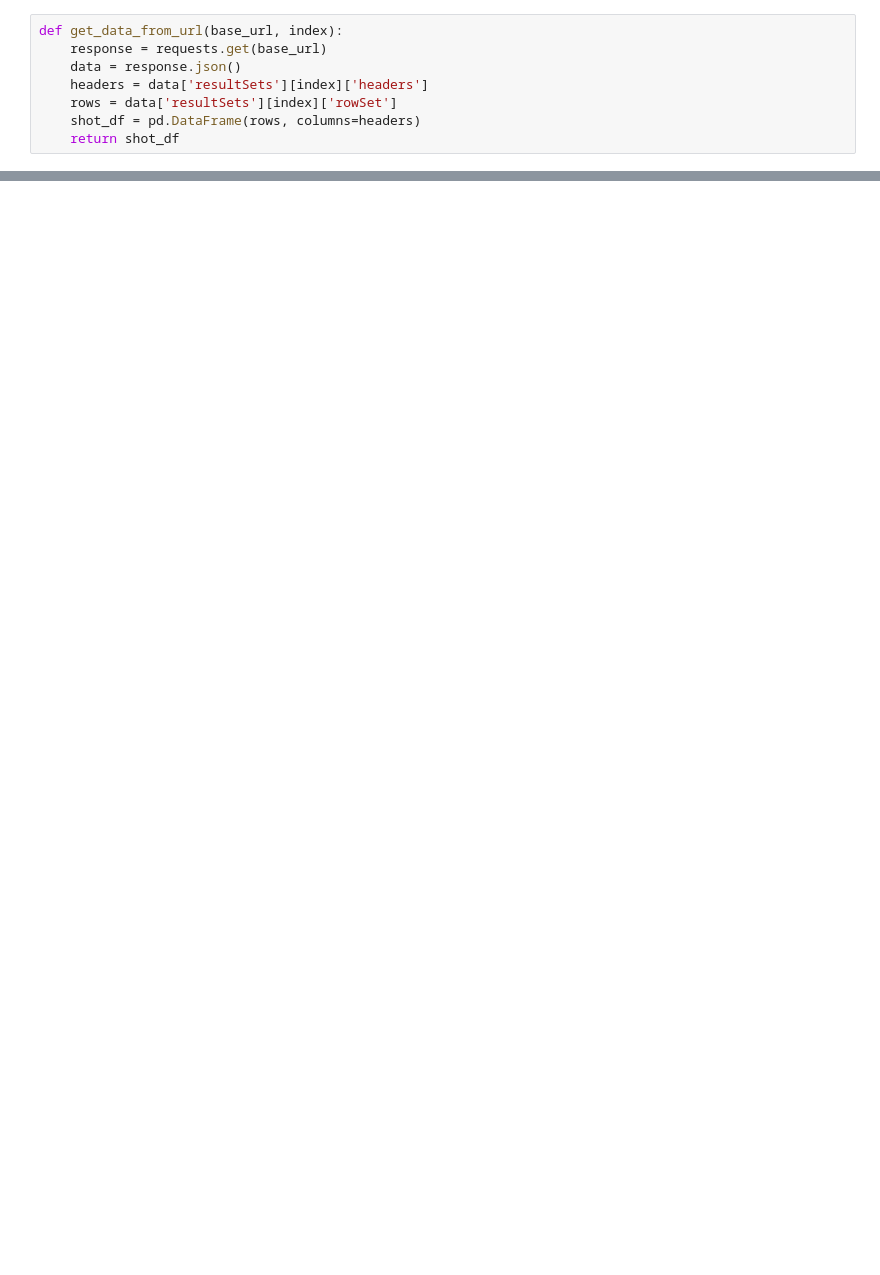
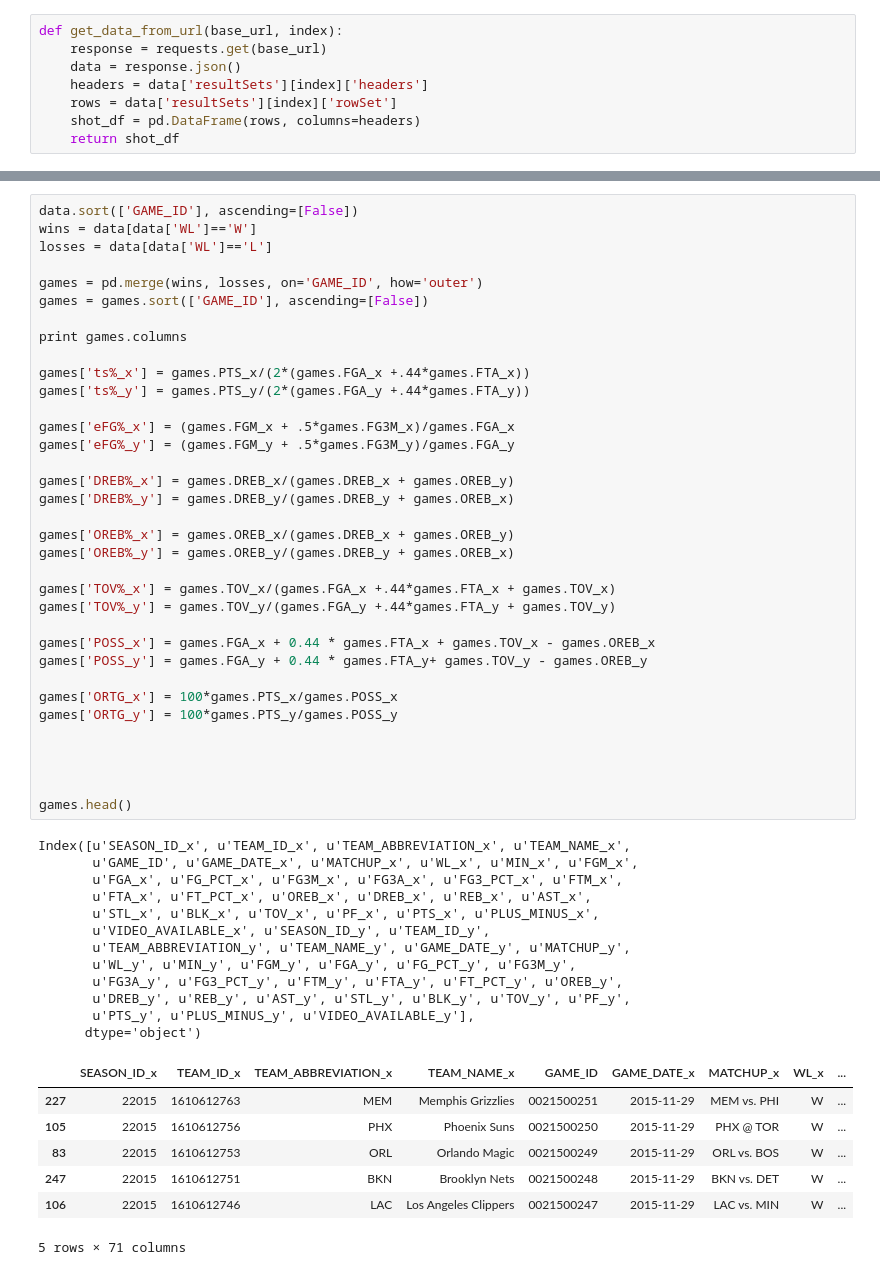
Before and after one commit to scottyla19/python-nba_analysis, a Jupyter notebook: nba analysis.ipynb, the cells around one changed output, grey strips where cells are left out. Cells and saved outputs as stored; diff of their text form; blank space fills up the shorter version.

```diff
--- a/nba analysis.ipynb
+++ b/nba analysis.ipynb
@@ -72,0 +55,55 @@ print games.head()
+# %%
+data.sort(['GAME_ID'], ascending=[False])
+wins = data[data['WL']=='W']
+losses = data[data['WL']=='L']
+
+games = pd.merge(wins, losses, on='GAME_ID', how='outer')
+games = games.sort(['GAME_ID'], ascending=[False])
+
+print games.columns
+
+games['ts%_x'] = games.PTS_x/(2*(games.FGA_x +.44*games.FTA_x))
+games['ts%_y'] = games.PTS_y/(2*(games.FGA_y +.44*games.FTA_y))
+
+games['eFG%_x'] = (games.FGM_x + .5*games.FG3M_x)/games.FGA_x
+games['eFG%_y'] = (games.FGM_y + .5*games.FG3M_y)/games.FGA_y
+
+games['DREB%_x'] = games.DREB_x/(games.DREB_x + games.OREB_y)
+games['DREB%_y'] = games.DREB_y/(games.DREB_y + games.OREB_x)
+
+games['OREB%_x'] = games.OREB_x/(games.DREB_x + games.OREB_y)
+games['OREB%_y'] = games.OREB_y/(games.DREB_y + games.OREB_x)
+
+games['TOV%_x'] = games.TOV_x/(games.FGA_x +.44*games.FTA_x + games.TOV_x)
+games['TOV%_y'] = games.TOV_y/(games.FGA_y +.44*games.FTA_y + games.TOV_y)
+
+games['POSS_x'] = games.FGA_x + 0.44 * games.FTA_x + games.TOV_x - games.OREB_x
+games['POSS_y'] = games.FGA_y + 0.44 * games.FTA_y+ games.TOV_y - games.OREB_y
+
+games['ORTG_x'] = 100*games.PTS_x/games.POSS_x
+games['ORTG_y'] = 100*games.PTS_y/games.POSS_y
+
+
+
+
+games.head()
+# %% [output]
+Index([u'SEASON_ID_x', u'TEAM_ID_x', u'TEAM_ABBREVIATION_x', u'TEAM_NAME_x',
+       u'GAME_ID', u'GAME_DATE_x', u'MATCHUP_x', u'WL_x', u'MIN_x', u'FGM_x',
+       u'FGA_x', u'FG_PCT_x', u'FG3M_x', u'FG3A_x', u'FG3_PCT_x', u'FTM_x',
+       u'FTA_x', u'FT_PCT_x', u'OREB_x', u'DREB_x', u'REB_x', u'AST_x',
+       u'STL_x', u'BLK_x', u'TOV_x', u'PF_x', u'PTS_x', u'PLUS_MINUS_x',
+       u'VIDEO_AVAILABLE_x', u'SEASON_ID_y', u'TEAM_ID_y',
+       u'TEAM_ABBREVIATION_y', u'TEAM_NAME_y', u'GAME_DATE_y', u'MATCHUP_y',
+       u'WL_y', u'MIN_y', u'FGM_y', u'FGA_y', u'FG_PCT_y', u'FG3M_y',
+       u'FG3A_y', u'FG3_PCT_y', u'FTM_y', u'FTA_y', u'FT_PCT_y', u'OREB_y',
+       u'DREB_y', u'REB_y', u'AST_y', u'STL_y', u'BLK_y', u'TOV_y', u'PF_y',
+       u'PTS_y', u'PLUS_MINUS_y', u'VIDEO_AVAILABLE_y'],
+      dtype='object')
+|  | SEASON_ID_x | TEAM_ID_x | TEAM_ABBREVIATION_x | TEAM_NAME_x | GAME_ID | GAME_DATE_x | MATCHUP_x | WL_x | ... |
+| 227 | 22015 | 1610612763 | MEM | Memphis Grizzlies | 0021500251 | 2015-11-29 | MEM vs. PHI | W | ... |
+| 105 | 22015 | 1610612756 | PHX | Phoenix Suns | 0021500250 | 2015-11-29 | PHX @ TOR | W | ... |
+| 83 | 22015 | 1610612753 | ORL | Orlando Magic | 0021500249 | 2015-11-29 | ORL vs. BOS | W | ... |
+| 247 | 22015 | 1610612751 | BKN | Brooklyn Nets | 0021500248 | 2015-11-29 | BKN vs. DET | W | ... |
+| 106 | 22015 | 1610612746 | LAC | Los Angeles Clippers | 0021500247 | 2015-11-29 | LAC vs. MIN | W | ... |
+5 rows × 71 columns
```
Also changed, not shown: parts of 6 cells of this notebook.
